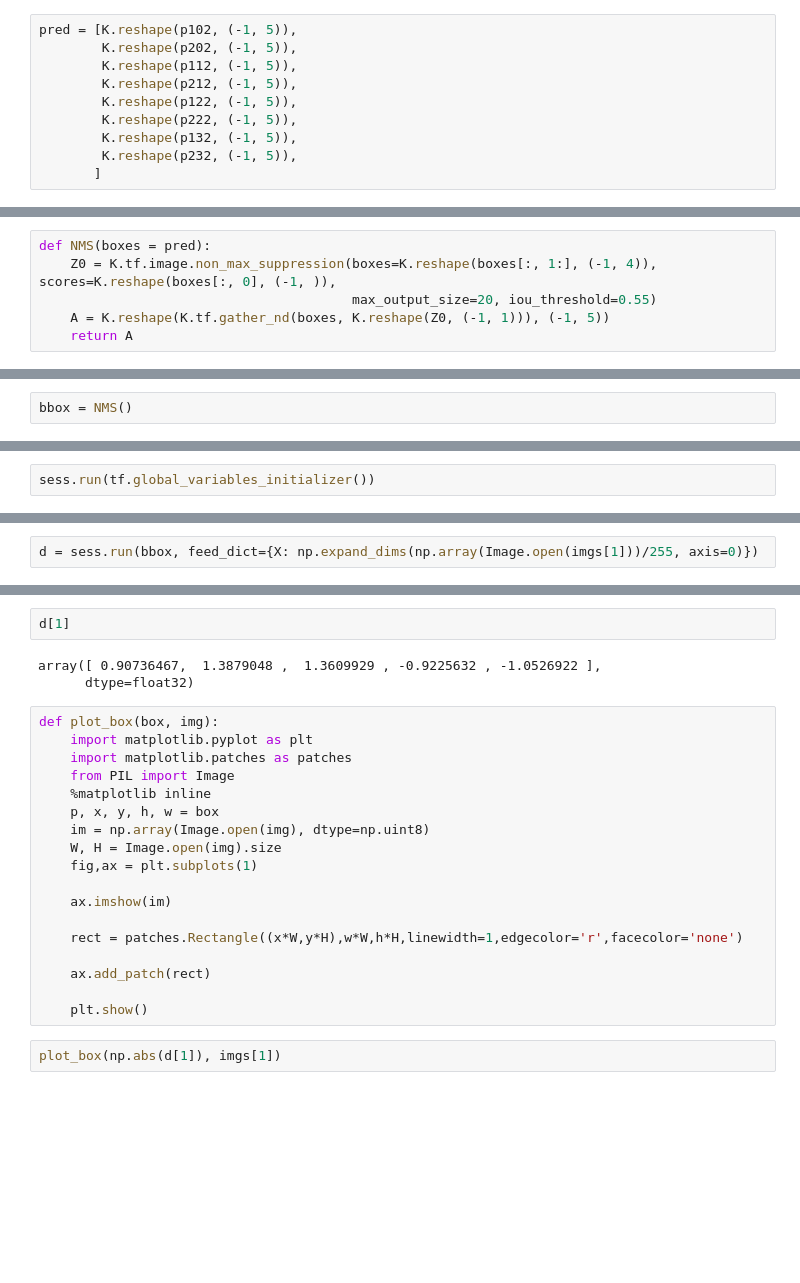
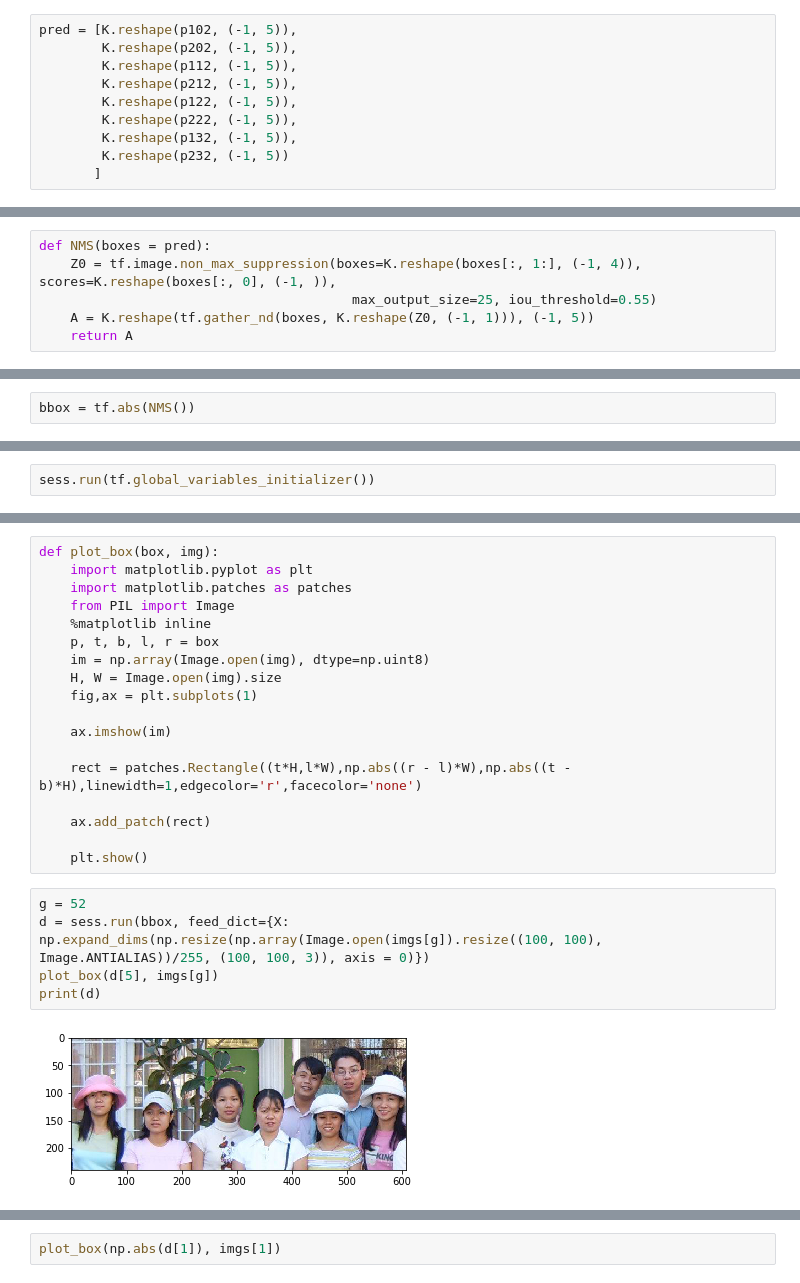
Before and after one commit to PretentiousOnPurpose/One-Shot-Face-Detection-using-VGGFace, a Jupyter notebook: SSD_Train.ipynb, the cells around one changed output, grey strips where cells are left out. Drawn from its saved outputs; the diff is of its cells as text; blank space fills up the shorter version.

```diff
--- a/SSD_Train.ipynb
+++ b/SSD_Train.ipynb
@@ -182,15 +210,15 @@ pred = [K.reshape(p102, (-1, 5)),
         K.reshape(p122, (-1, 5)),
         K.reshape(p222, (-1, 5)),
         K.reshape(p132, (-1, 5)),
-        K.reshape(p232, (-1, 5)),
+        K.reshape(p232, (-1, 5))
        ]
 # %%
 pred = K.concatenate(pred, axis = 0)
 # %%
 def NMS(boxes = pred):
-    Z0 = K.tf.image.non_max_suppression(boxes=K.reshape(boxes[:, 1:], (-1, 4)), scores=K.reshape(boxes[:, 0], (-1, )),
-                                        max_output_size=20, iou_threshold=0.55)
-    A = K.reshape(K.tf.gather_nd(boxes, K.reshape(Z0, (-1, 1))), (-1, 5))
+    Z0 = tf.image.non_max_suppression(boxes=K.reshape(boxes[:, 1:], (-1, 4)), scores=K.reshape(boxes[:, 0], (-1, )),
+                                        max_output_size=25, iou_threshold=0.55)
+    A = K.reshape(tf.gather_nd(boxes, K.reshape(Z0, (-1, 1))), (-1, 5))
     return A
 # %%
 def loss(Y, y, a=0.8):
@@ -204,4 +232,4 @@ def loss(Y, y, a=0.8):
 # %%
-bbox = NMS()
+bbox = tf.abs(NMS())
 # %%
 cost = loss(Y, bbox)
@@ -228,2 +275,25 @@ ValueError: Cannot feed value of shape (1,) for Tensor 'Placeholder_1:0', which
+# %%
+def plot_box(box, img):
+    import matplotlib.pyplot as plt
+    import matplotlib.patches as patches
+    from PIL import Image
+    %matplotlib inline
+    p, t, b, l, r = box
+    im = np.array(Image.open(img), dtype=np.uint8)
+    H, W = Image.open(img).size
+    fig,ax = plt.subplots(1)
+
+    ax.imshow(im)
+
+    rect = patches.Rectangle((t*H,l*W),np.abs((r - l)*W),np.abs((t - b)*H),linewidth=1,edgecolor='r',facecolor='none')
+
+    ax.add_patch(rect)
+
+    plt.show()
 # %%
-d = sess.run(bbox, feed_dict={X: np.expand_dims(np.array(Image.open(imgs[1]))/255, axis=0)})
+g = 52
+d = sess.run(bbox, feed_dict={X: np.expand_dims(np.resize(np.array(Image.open(imgs[g]).resize((100, 100), Image.ANTIALIAS))/255, (100, 100, 3)), axis = 0)})
+plot_box(d[5], imgs[g])
+print(d)
+# %% [output]
+[figure, added]
@@ -230,26 +317,3 @@ d = sess.run(bbox, feed_dict={X: np.expand_dims(np.array(Image.open(imgs[1]))/25
-# %%
-d[1]
-# %% [output]
-array([ 0.90736467,  1.3879048 ,  1.3609929 , -0.9225632 , -1.0526922 ],
-      dtype=float32)
-# %%
-def plot_box(box, img):
-    import matplotlib.pyplot as plt
-    import matplotlib.patches as patches
-    from PIL import Image
-    %matplotlib inline
-    p, x, y, h, w = box
-    im = np.array(Image.open(img), dtype=np.uint8)
-    W, H = Image.open(img).size
-    fig,ax = plt.subplots(1)
-
-    ax.imshow(im)
-
-    rect = patches.Rectangle((x*W,y*H),w*W,h*H,linewidth=1,edgecolor='r',facecolor='none')
-
-    ax.add_patch(rect)
-
-    plt.show()
 # %%
 plot_box(np.abs(d[1]), imgs[1])
 # %% [output]
```
Also changed, not shown: parts of 31 cells of this notebook.
